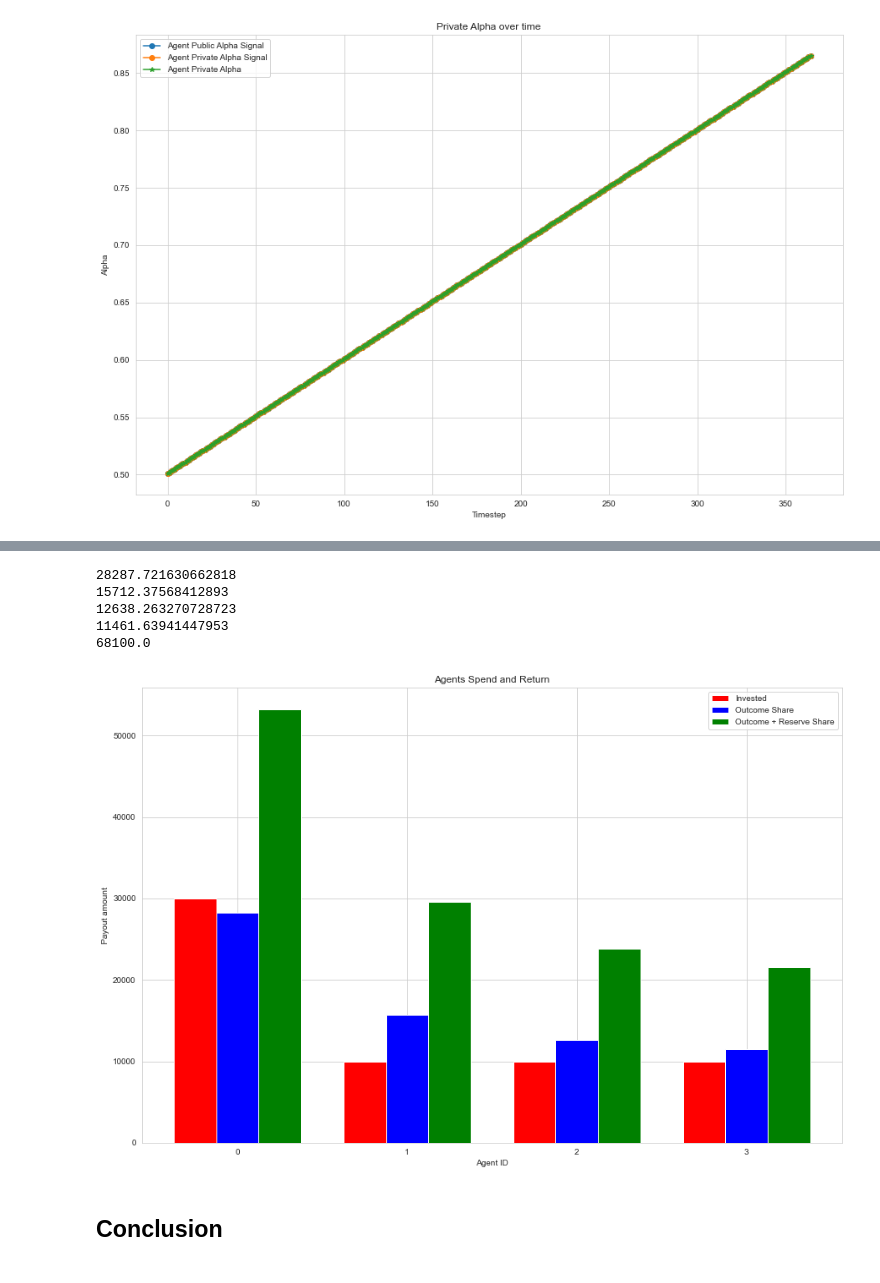
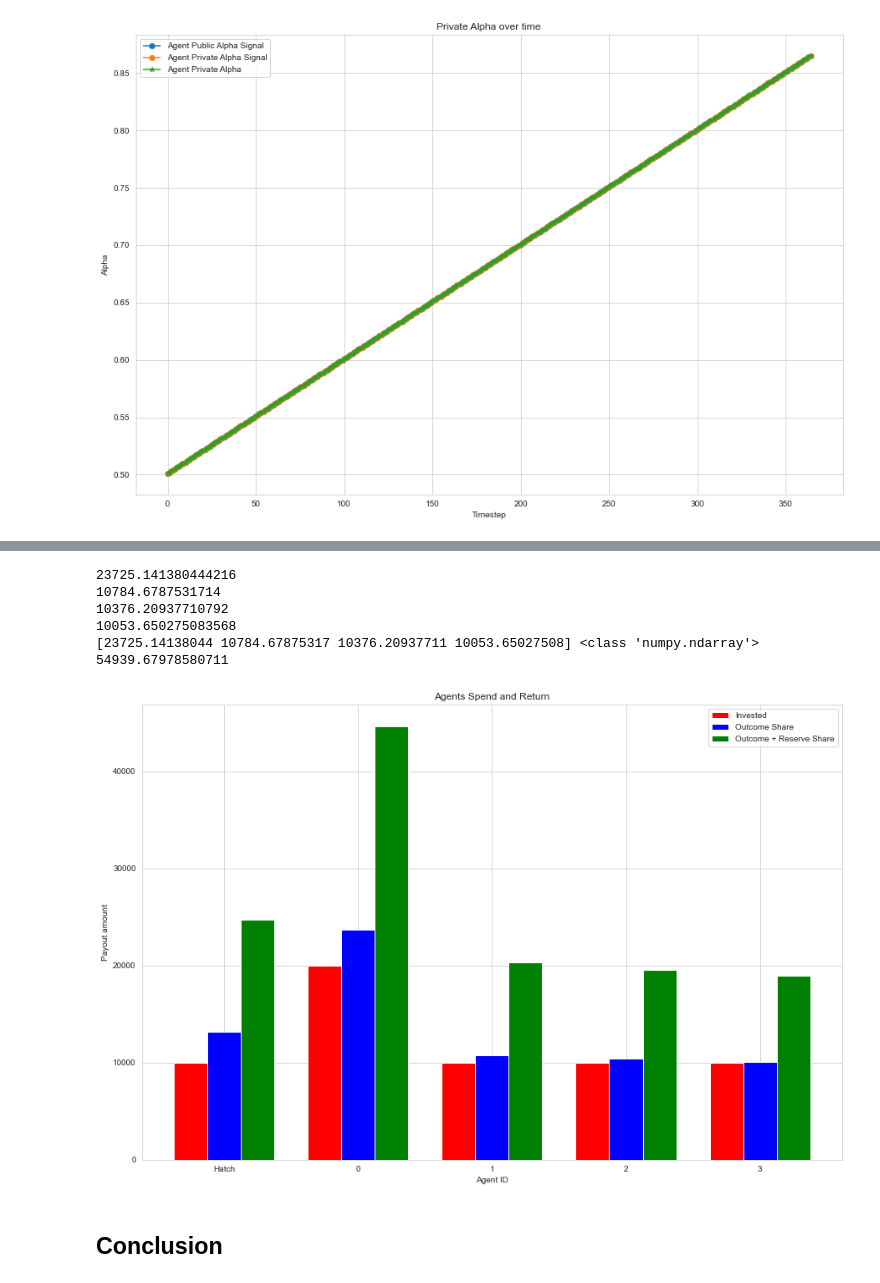
Before and after one commit to BlockScience/Risk-Adjusted-Bonding-Curves, a Jupyter notebook: Pilot/Chimple_Pilot.ipynb, the cells around one changed output, grey strips where cells are left out. Cells and saved outputs as stored; diff of their text form; code cells hidden in the pictures.

```diff
--- a/Pilot/Chimple_Pilot.ipynb
+++ b/Pilot/Chimple_Pilot.ipynb
@@ -177,7 +178,7 @@ initial_state
 # %% [markdown]
 #### Choose Number of Agents
 # %%
-number_of_agents = 4
+number_of_agents = 5
 # %%
 ########## AGENT INITIALIZATION ##########
 PRIVATE_ALPHA = 0.5
@@ -212,14 +213,14 @@ agents_df.insert(0, 'id', range(0, len(agents_df)))
 # vary agent reserves
 # agents_df['agent_reserve'] = [1, 10000, 10000, 10000]
 # agents_df['agent_reserve'] = [30000, 10000, 10000, 10000, 1]
-agents_df['agent_reserve'] = [20000, 10000, 10000, 10000]
-invest_list = agents_df['agent_reserve']
+agents_df['agent_reserve'] = [20000, 10000, 10000, 10000, 1]
+invest_list = list(agents_df['agent_reserve'])
 # agents_df['agent_reserve'] = 1000000 #[round(num, 2) for num in list(np.random.uniform(1000000,7000000,10))]
-agents_df['agent_private_alpha'] = [0.5, 0.5, 0.5, 0.5]
+agents_df['agent_private_alpha'] = [0.5, 0.5, 0.5, 0.5, 0.5]
 #agents_df['agent_private_alpha'] = [0.5, 0.5, 0.5, 0.5, 0.5, 0.5, 0.5, 0.5, 0.5, 0.5]
 
 # vary agent private price
-agents_df['agent_private_price'] = [0.5, 0.5, 0.5, 0.5]
+agents_df['agent_private_price'] = [0.5, 0.5, 0.5, 0.5, 0.5]
 #agents_df['agent_private_price'] = 100 # [round(num, 2) for num in list(np.random.uniform(0.4,0.9,10))]
 # %%
 # initial_state['reserve'] = 10000 # does not recompute dependent intial state variables
@@ -357,14 +360,15 @@ price(experiments,'Price',len(New_Timesteps))
 # %%
 # agent_payout(experiments,len(New_Timesteps))
 initial_supply = experiments.loc[0]['supply']
-agent_payout(experiments,1825, invest_list, initial_supply)
+agent_payout(experiments,1825, invest_list[:4], initial_supply=0)
 # %% [output]
-28287.721630662818
-15712.37568412893
-12638.263270728723
-11461.63941447953
-68100.0
+23725.141380444216
+10784.6787531714
+10376.20937710792
+10053.650275083568
+[23725.14138044 10784.67875317 10376.20937711 10053.65027508] <class 'numpy.ndarray'>
+54939.67978580711
-[figure, old version]
+[figure, new version]
 # %% [markdown]
 ## Conclusion
 # %% [markdown]
```
Also changed, not shown: parts of 13 cells of this notebook, 5 other files.
